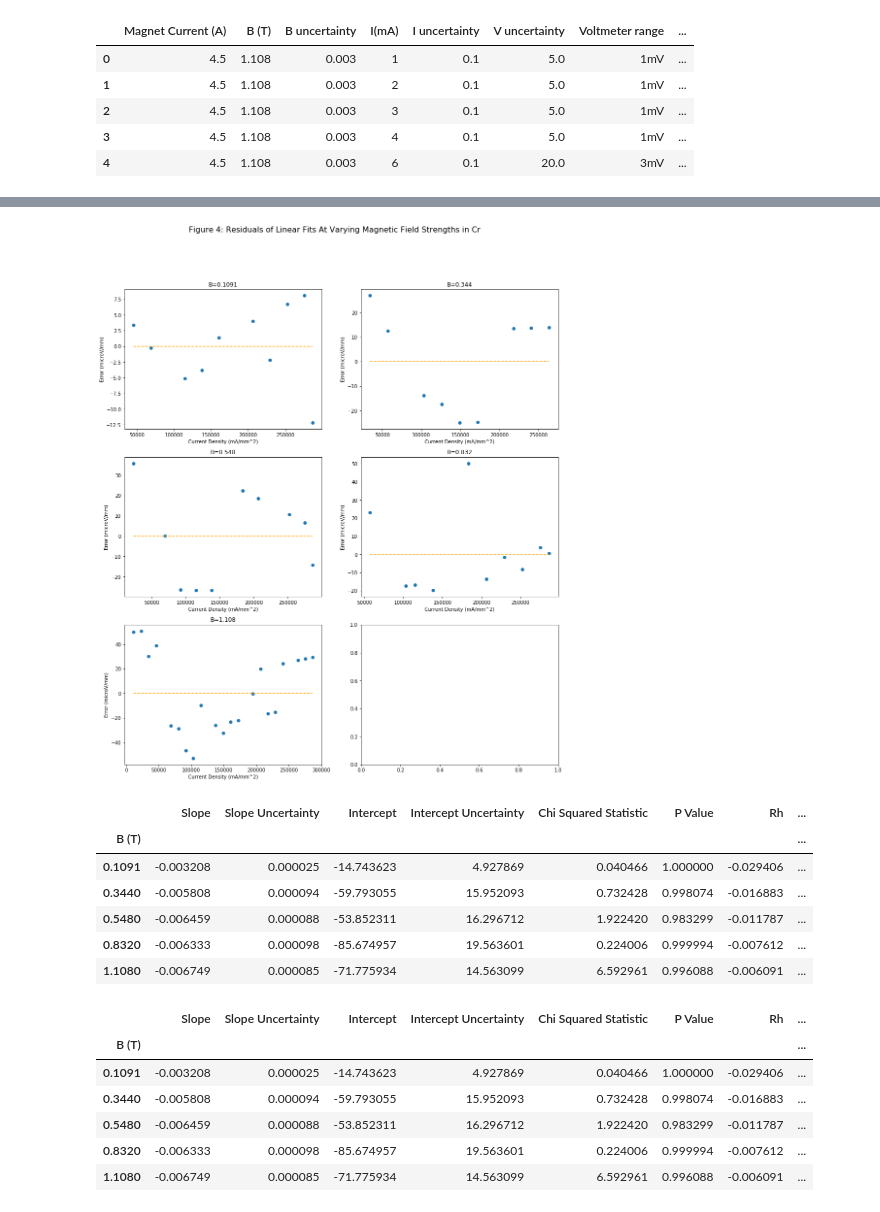
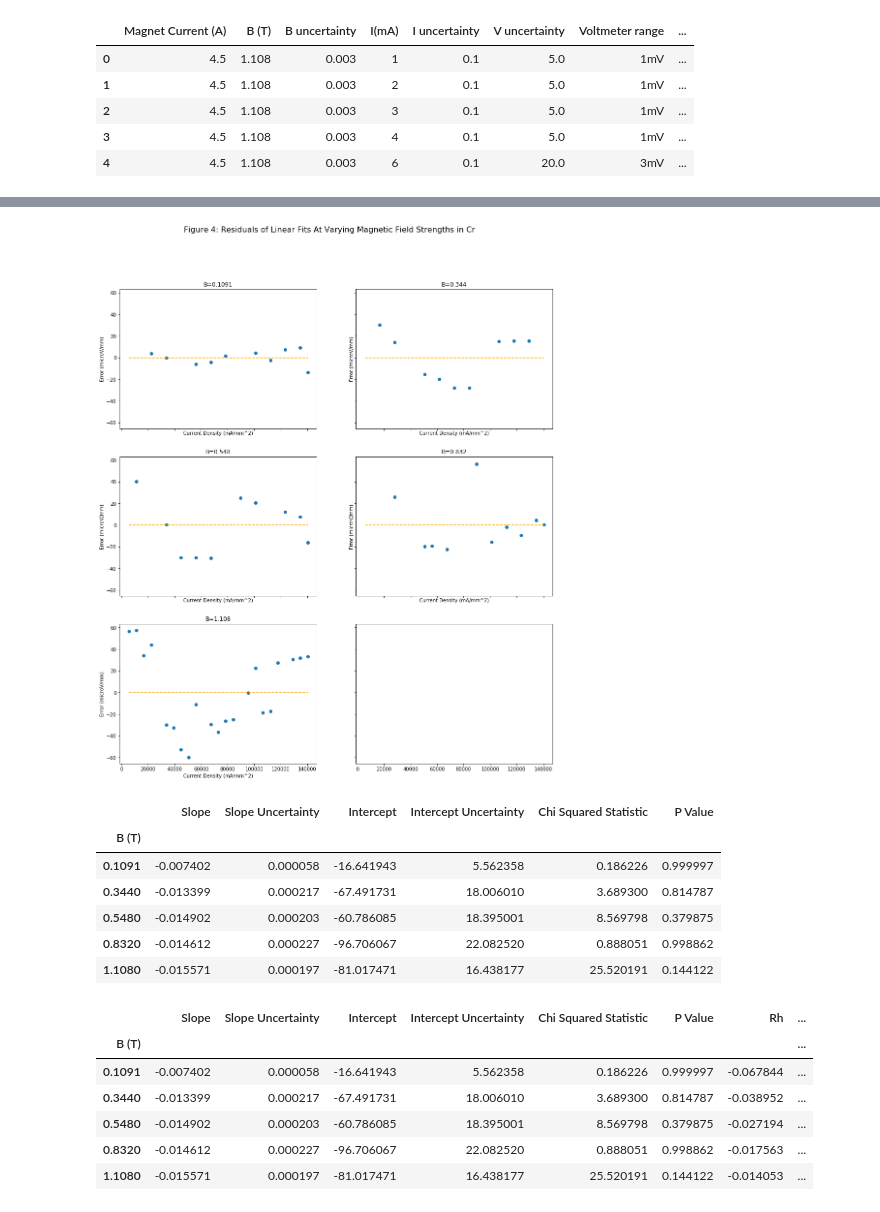
Before and after one commit to HPrickettMorgan/PHY293_Analysis, a Jupyter notebook: Jx_Vs_Vh_Cr.ipynb, the cells around one changed output, grey strips where cells are left out. Saved outputs shown, nothing was run; the diff lists cells and outputs as text; code cells hidden in the pictures.

```diff
--- a/Jx_Vs_Vh_Cr.ipynb
+++ b/Jx_Vs_Vh_Cr.ipynb
@@ -28,10 +28,10 @@ df
 | 58 | 1.59 | 0.5480 | 0.003 | 24 | 0.1 | 50.0 | 10mV | ... |
 | 59 | 1.59 | 0.5480 | 0.003 | 25 | 0.1 | 50.0 | 10mV | ... |
 # %%
-thickness = 0.0000331528149
+thickness = 0.0000764885156
 thickness_pct_uncertainty = thickness / 30
-width = 2.63
-width_pct_uncertainty = 0.05
+width = 2.33
+width_pct_uncertainty = 0.05 / width
 
 df['Jx'] = df['I(mA)'] / (width * thickness) # mA/mm^2
 df['dJx'] = df['Jx'] * (
@@ -107,6 +107,6 @@ linregs
 # %%
 from numpy import linspace
-fig, axs = plt.subplots(3,2)
+fig, axs = plt.subplots(3,2, sharex=True, sharey=True)
 fig.set_size_inches(16, 18)
 
 fig.suptitle('Figure 1: Hall Field Strength By Current Density At Varying Magnetic Field Strengths in Cr', fontsize=16)
@@ -148,42 +148,42 @@ for ix, (field_str, data) in enumerate(df.groupby('B (T)')):
 # %%
-fig, axs = plt.subplots(3,2)
+fig, axs = plt.subplots(3,2, sharex=True, sharey=True)
 fig.set_size_inches(16, 18)
 fig.suptitle('Figure 4: Residuals of Linear Fits At Varying Magnetic Field Strengths in Cr', fontsize=16)
 
 for ix, (field_str, data) in enumerate(df.groupby('B (T)')):
     ax = axs[ix//2][ix%2]
     m = linregs.loc[field_str]['Slope']
     b = linregs.loc[field_str]['Intercept']
 
     residuals = data['Ey'] - (m * data['Jx'] + b)
     ax.plot(
         data['Jx'],
         data['Ey'] - (m * data['Jx'] + b),
         linestyle='None',
         marker='o'
     )
 
     ax.set_xlabel("Current Density (mA/mm^2)")
     ax.set_ylabel("Error (microV/mm)")
     ax.set_title("B={:0.4g}".format(field_str))
     ax.plot(
-        [data['Jx'].min(), data['Jx'].max()] ,
+        [df['Jx'].min(), df['Jx'].max()] ,
         [0, 0] ,
         color='orange',
         linestyle='--'
     )
 # %% [output]
-[figure, old version]
+[figure, new version]
 # %%
 linregs
 # %% [output]
-|  | Slope | Slope Uncertainty | Intercept | Intercept Uncertainty | Chi Squared Statistic | P Value | Rh | ... |
-| B (T) |  |  |  |  |  |  |  | ... |
-| 0.1091 | -0.003208 | 0.000025 | -14.743623 | 4.927869 | 0.040466 | 1.000000 | -0.029406 | ... |
-| 0.3440 | -0.005808 | 0.000094 | -59.793055 | 15.952093 | 0.732428 | 0.998074 | -0.016883 | ... |
-| 0.5480 | -0.006459 | 0.000088 | -53.852311 | 16.296712 | 1.922420 | 0.983299 | -0.011787 | ... |
-| 0.8320 | -0.006333 | 0.000098 | -85.674957 | 19.563601 | 0.224006 | 0.999994 | -0.007612 | ... |
-| 1.1080 | -0.006749 | 0.000085 | -71.775934 | 14.563099 | 6.592961 | 0.996088 | -0.006091 | ... |
+|  | Slope | Slope Uncertainty | Intercept | Intercept Uncertainty | Chi Squared Statistic | P Value |
+| B (T) |  |  |  |  |  |  |
+| 0.1091 | -0.007402 | 0.000058 | -16.641943 | 5.562358 | 0.186226 | 0.999997 |
+| 0.3440 | -0.013399 | 0.000217 | -67.491731 | 18.006010 | 3.689300 | 0.814787 |
+| 0.5480 | -0.014902 | 0.000203 | -60.786085 | 18.395001 | 8.569798 | 0.379875 |
+| 0.8320 | -0.014612 | 0.000227 | -96.706067 | 22.082520 | 0.888051 | 0.998862 |
+| 1.1080 | -0.015571 | 0.000197 | -81.017471 | 16.438177 | 25.520191 | 0.144122 |
 # %%
 # Ey = (Rh * B) * Jx
 # This implies we expect our b to be 0 and Rh = m/B
@@ -199,8 +199,8 @@ linregs
 # %% [output]
 |  | Slope | Slope Uncertainty | Intercept | Intercept Uncertainty | Chi Squared Statistic | P Value | Rh | ... |
 | B (T) |  |  |  |  |  |  |  | ... |
-| 0.1091 | -0.003208 | 0.000025 | -14.743623 | 4.927869 | 0.040466 | 1.000000 | -0.029406 | ... |
-| 0.3440 | -0.005808 | 0.000094 | -59.793055 | 15.952093 | 0.732428 | 0.998074 | -0.016883 | ... |
-| 0.5480 | -0.006459 | 0.000088 | -53.852311 | 16.296712 | 1.922420 | 0.983299 | -0.011787 | ... |
-| 0.8320 | -0.006333 | 0.000098 | -85.674957 | 19.563601 | 0.224006 | 0.999994 | -0.007612 | ... |
-| 1.1080 | -0.006749 | 0.000085 | -71.775934 | 14.563099 | 6.592961 | 0.996088 | -0.006091 | ... |
+| 0.1091 | -0.007402 | 0.000058 | -16.641943 | 5.562358 | 0.186226 | 0.999997 | -0.067844 | ... |
+| 0.3440 | -0.013399 | 0.000217 | -67.491731 | 18.006010 | 3.689300 | 0.814787 | -0.038952 | ... |
+| 0.5480 | -0.014902 | 0.000203 | -60.786085 | 18.395001 | 8.569798 | 0.379875 | -0.027194 | ... |
+| 0.8320 | -0.014612 | 0.000227 | -96.706067 | 22.082520 | 0.888051 | 0.998862 | -0.017563 | ... |
+| 1.1080 | -0.015571 | 0.000197 | -81.017471 | 16.438177 | 25.520191 | 0.144122 | -0.014053 | ... |
```
Also changed, not shown: parts of 2 cells of this notebook, 1 other file.
